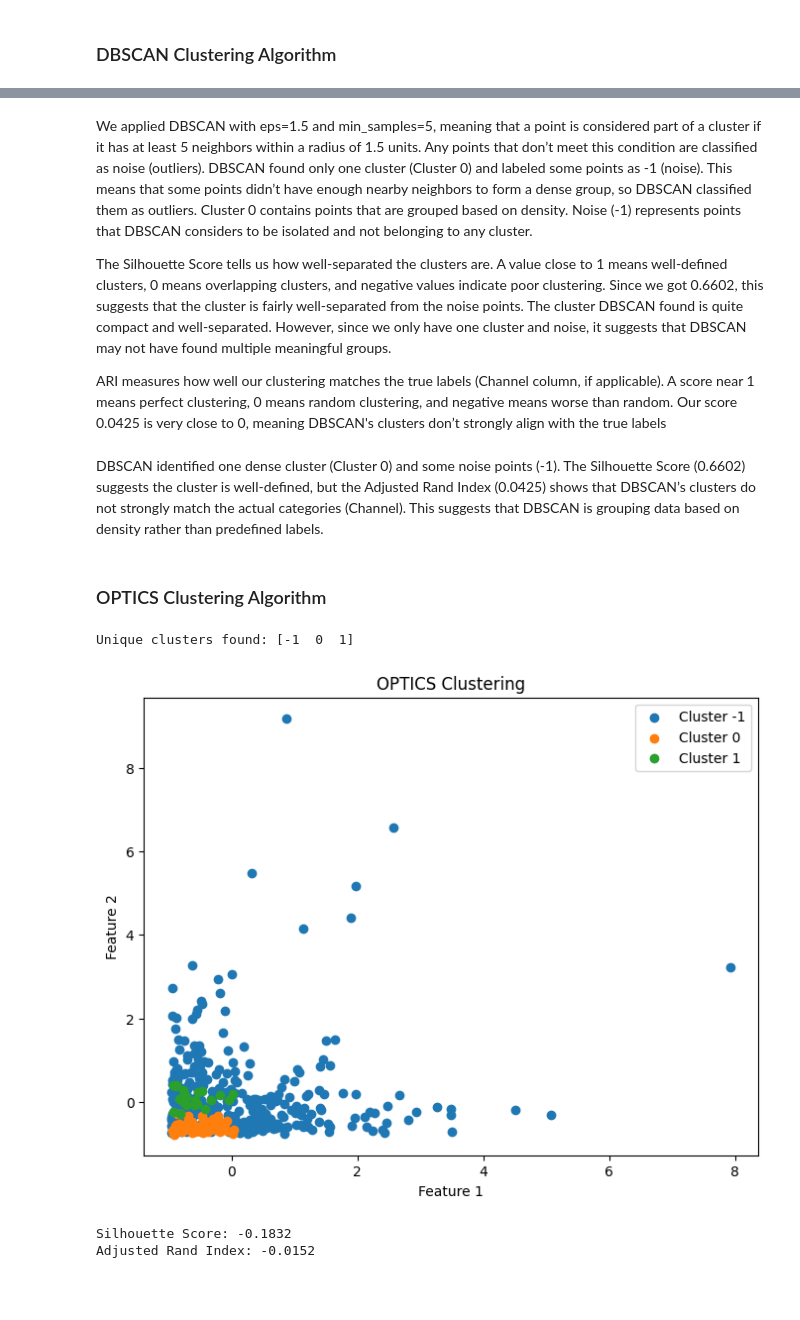
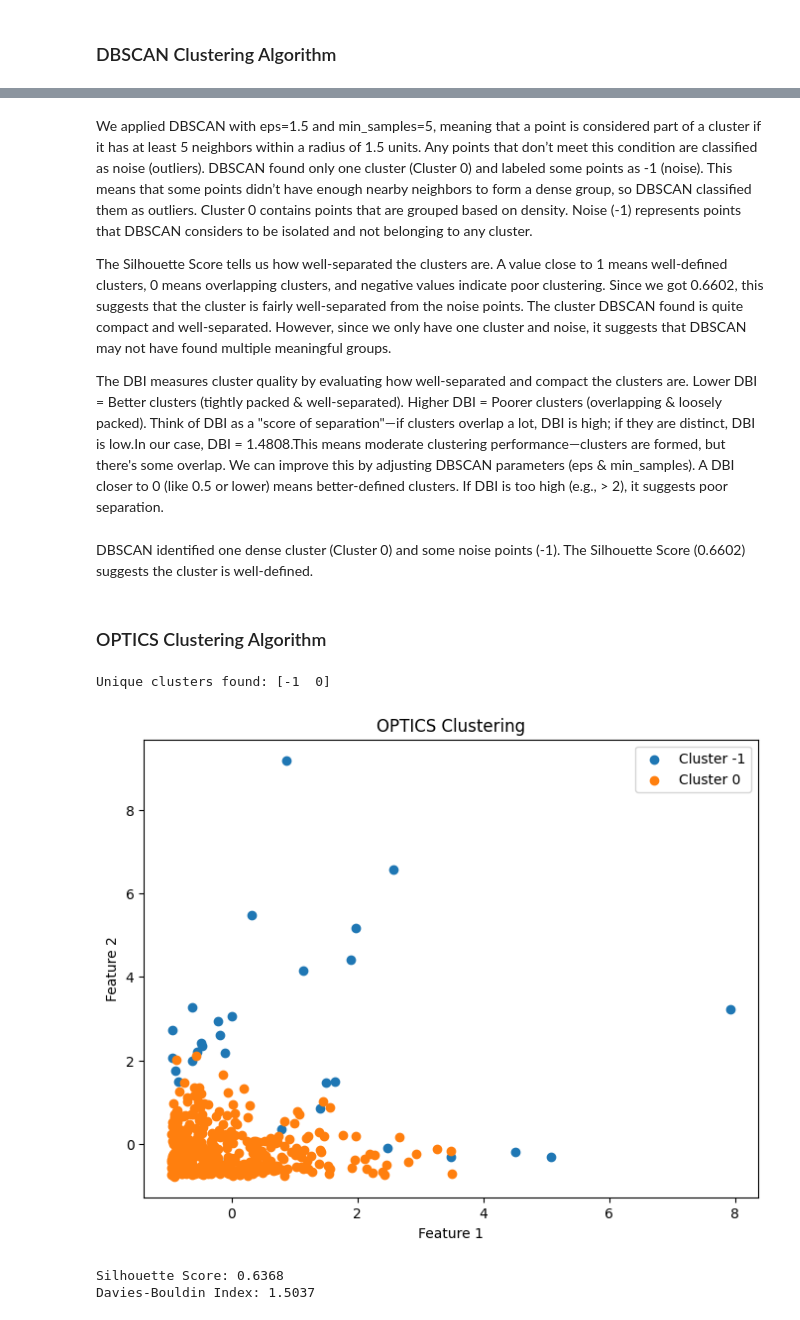
Before and after one commit to MaggieGeorges/Clustering-Algorithms., a Jupyter notebook: Clustering Algorithms.ipynb, the cells around one changed output, grey strips where cells are left out. Saved outputs shown, nothing was run; the diff lists cells and outputs as text; code cells hidden in the pictures; blank space fills up the shorter version.

```diff
--- a/Clustering Algorithms.ipynb
+++ b/Clustering Algorithms.ipynb
@@ -129,7 +136,7 @@ from sklearn.metrics import silhouette_score, adjusted_rand_score
 
 # Apply DBSCAN
 dbscan_model = DBSCAN(eps=1.5, min_samples=5)  # You can tune eps and min_samples
-dbscan_labels = dbscan_model.fit_predict(scaled_data)
+dbscan_labels = dbscan_model.fit_predict(scaled_df)
 
 # Add cluster labels to the dataset
 data["Cluster"] = dbscan_labels
@@ -153,11 +160,10 @@ plt.show()
 silhouette = silhouette_score(scaled_data, dbscan_labels)
 print(f"Silhouette Score: {silhouette:.4f}")
 
-# If ground truth labels existed, use Rand Index
-# Assuming 'Channel' is the ground truth class (if applicable)
-if "Channel" in data.columns:
-    rand_index = adjusted_rand_score(data["Channel"], dbscan_labels)
-    print(f"Adjusted Rand Index: {rand_index:.4f}")
+from sklearn.metrics import davies_bouldin_score
+
+db_index = davies_bouldin_score(scaled_data, dbscan_labels)
+print(f"Davies-Bouldin Index: {db_index:.4f}")
 # %% [output]
 Unique clusters found: [-1  0]
 [figure]
@@ -173,9 +180,12 @@ The Silhouette Score tells us how well-separated the clusters are. A value close
 The cluster DBSCAN found is quite compact and well-separated.
 However, since we only have one cluster and noise, it suggests that DBSCAN may not have found multiple meaningful groups.
 
-ARI measures how well our clustering matches the true labels (Channel column, if applicable). A score near 1 means perfect clustering, 0 means random clustering, and negative means worse than random. Our score 0.0425 is very close to 0, meaning DBSCAN's clusters don’t strongly align with the true labels
+The DBI measures cluster quality by evaluating how well-separated and compact the clusters are.
+Lower DBI = Better clusters (tightly packed & well-separated).
+Higher DBI = Poorer clusters (overlapping & loosely packed).
+Think of DBI as a "score of separation"—if clusters overlap a lot, DBI is high; if they are distinct, DBI is low.In our case, DBI = 1.4808.This means moderate clustering performance—clusters are formed, but there's some overlap. We can improve this by adjusting DBSCAN parameters (eps & min_samples). A DBI closer to 0 (like 0.5 or lower) means better-defined clusters. If DBI is too high (e.g., > 2), it suggests poor separation.
 # %% [markdown]
-DBSCAN identified one dense cluster (Cluster 0) and some noise points (-1). The Silhouette Score (0.6602) suggests the cluster is well-defined, but the Adjusted Rand Index (0.0425) shows that DBSCAN’s clusters do not strongly match the actual categories (Channel). This suggests that DBSCAN is grouping data based on density rather than predefined labels.
+DBSCAN identified one dense cluster (Cluster 0) and some noise points (-1). The Silhouette Score (0.6602) suggests the cluster is well-defined.
 # %% [markdown]
 ### OPTICS Clustering Algorithm
 # %%
@@ -183,42 +193,42 @@ from sklearn.cluster import OPTICS
 from sklearn.preprocessing import StandardScaler
 from sklearn.metrics import silhouette_score, adjusted_rand_score
 
 # Apply OPTICS clustering
-optics_model = OPTICS(min_samples=15, xi=0.02, min_cluster_size=0.05)
+optics_model = OPTICS(min_samples=15, xi=0.1, min_cluster_size=0.03)
 optics_labels = optics_model.fit_predict(scaled_df)
 
 
 # Add cluster labels to dataset
 data["Cluster"] = optics_labels
 
 # Count unique clusters (-1 indicates noise points)
 unique_clusters = np.unique(optics_labels)
 print(f"Unique clusters found: {unique_clusters}")
 
 # Plot OPTICS clusters
 plt.figure(figsize=(8, 6))
 for cluster in unique_clusters:
     cluster_points = scaled_data[optics_labels == cluster]
     plt.scatter(cluster_points[:, 0], cluster_points[:, 1], label=f"Cluster {cluster}")
 plt.title("OPTICS Clustering")
 plt.xlabel("Feature 1")
 plt.ylabel("Feature 2")
 plt.legend()
 plt.show()
 
 # Evaluate Clustering Performance
 silhouette = silhouette_score(scaled_data, optics_labels)
 print(f"Silhouette Score: {silhouette:.4f}")
 
-# If ground truth labels exist, use Rand Index
-if "Channel" in data.columns:
-    rand_index = adjusted_rand_score(data["Channel"], optics_labels)
-    print(f"Adjusted Rand Index: {rand_index:.4f}")
+from sklearn.metrics import davies_bouldin_score
+
+db_index = davies_bouldin_score(scaled_data, optics_labels)
+print(f"Davies-Bouldin Index: {db_index:.4f}")
 # %% [output]
-Unique clusters found: [-1  0  1]
+Unique clusters found: [-1  0]
-[figure, old version]
+[figure, new version]
-Silhouette Score: -0.1832
-Adjusted Rand Index: -0.0152
+Silhouette Score: 0.6368
+Davies-Bouldin Index: 1.5037
 # %% [markdown]
 We applied OPTICS to the dataset, allowing it to detect groups of customers with similar spending habits. Unlike traditional clustering methods, OPTICS dynamically adjusts to different data densities, making it useful for identifying clusters of varying sizes.
 What we found:
```
Also changed, not shown: parts of 3 cells of this notebook, 4 other files.
